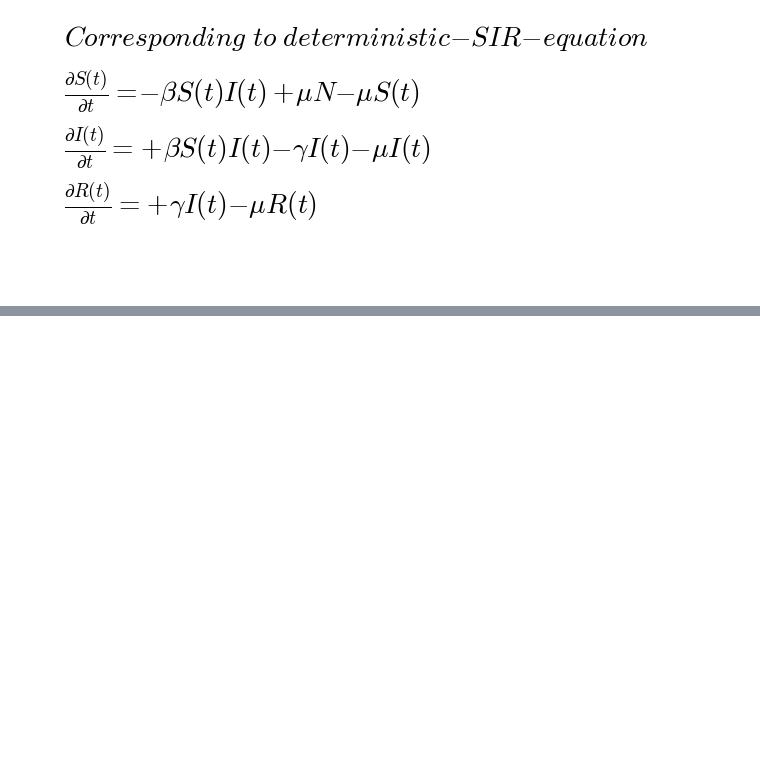
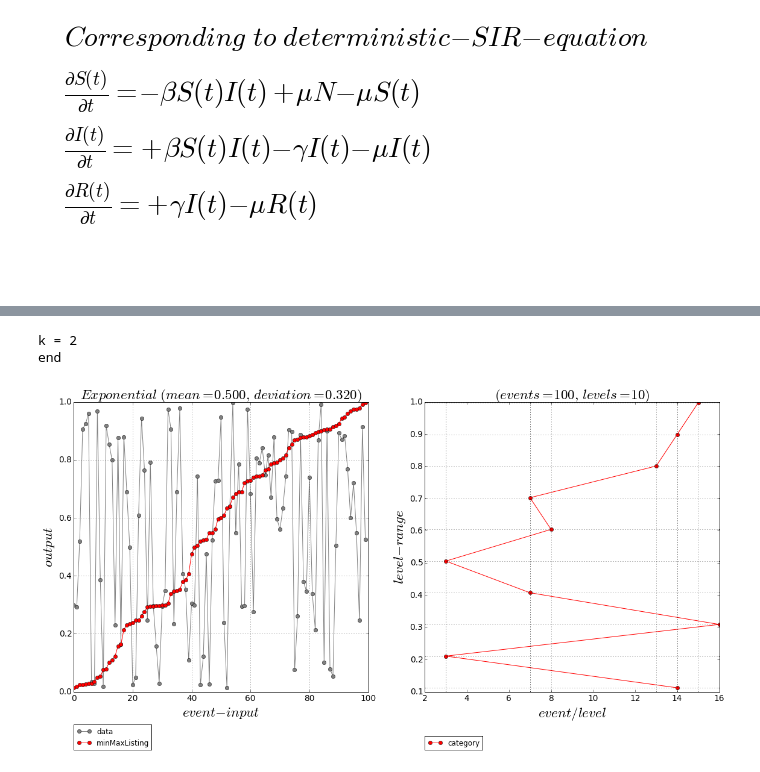
Before and after one commit to alvason/stochastic-evolution, a Jupyter notebook: code/stochastic_SIR-Copy1.ipynb, the cells around one changed output, grey strips where cells are left out. Drawn from its saved outputs; the diff is of its cells as text; code cells hidden in the pictures; blank space fills up the shorter version.

```diff
--- a/code/stochastic_SIR-Copy1.ipynb
+++ b/code/stochastic_SIR-Copy1.ipynb
@@ -259,0 +244,77 @@ plt.show()
+# %%
+if np.random.random() < 1.0/4:
+    print 'k = 1'
+elif np.random.random() < 2.0/4:
+    print 'k = 2'
+elif np.random.random() < 3.0/4:
+    print 'k = 3'
+else:
+    print 'k = 4'
+print 'end'
+# %% [output]
+k = 2
+end
+# %%
+'''uniform randomness --- uniform distribution'''
+total_event = int(100)
+gInput = np.arange(total_event)
+meanP = 0.5
+randomSeed = np.random.uniform(0, 1, total_event)
+
+sumP = 0
+for i in range(total_event):
+    sumP = sumP + (meanP - randomSeed[i])**2
+deviationP = (sumP/total_event)**(1.0/2)
+
+totalLevel = int(total_event/10)
+category = alva.AlvaLevel(randomSeed, totalLevel, False)
+gLevel = category[0]
+gLevel_int = gLevel.astype(int)
+numberLevel = category[1]
+#print ('level =', gLevel)
+#print ('level_int =', gLevel_int)
+
+# plotting
+figure_name = ''
+file_suffix = '.png'
+save_figure = os.path.join(dir_path, file_name + figure_name + file_suffix)
+
+numberingFig = numberingFig + 1
+figure = plt.figure(numberingFig, figsize = AlvaFigSize)
+plot1 = figure.add_subplot(1, 2, 1)
+plot1.plot(gInput, randomSeed, color = 'gray', marker = 'o', label = 'data')
+plot1.plot(gInput, alva.AlvaMinMax(randomSeed), color = 'red', marker = 'o', label = 'minMaxListing')
+if total_event < 100:
+    plot1.set_xticks(gInput, minor = True)
+    plot1.set_yticks(randomSeed, minor = True)
+    plot1.grid(True, which = 'minor')
+else:
+    plot1.grid(True, which = 'major')
+plt.title(r'$ Exponential \ (mean = {:1.3f},\ deviation = {:1.3f}) $'.format(meanP, deviationP), fontsize = AlvaFontSize)
+plt.xlabel(r'$ event-input $', fontsize = AlvaFontSize)
+plt.ylabel(r'$ output $', fontsize = AlvaFontSize)
+plt.legend(loc = (0, -0.2))
+plt.xticks(fontsize = AlvaFontSize*0.6)
+plt.yticks(fontsize = AlvaFontSize*0.6)
+
+plot2 = figure.add_subplot(1, 2, 2)
+plot2.plot(numberLevel, gLevel, color = 'red', marker = 'o', label = 'category')
+if totalLevel < 100:
+    plot2.set_xticks(numberLevel, minor = True)
+    plot2.set_yticks(gLevel, minor = True)
+    plot2.grid(True, which = 'minor')
+else:
+    plot2.grid(True, which = 'major')
+plt.title(r'$ (events = {:},\ levels = {:}) $'.format(total_event, totalLevel)
+          , fontsize = AlvaFontSize)
+plt.xlabel(r'$ event/level $', fontsize = AlvaFontSize)
+plt.ylabel(r'$ level-range $', fontsize = AlvaFontSize)
+plt.legend(loc = (0, -0.2))
+plt.xticks(fontsize = AlvaFontSize*0.6)
+plt.yticks(fontsize = AlvaFontSize*0.6)
+
+figure.tight_layout()
+plt.savefig(save_figure, dpi = 100)
+plt.show()
+# %% [output]
+[figure, added]
```
Also changed, not shown: parts of 4 cells of this notebook, 7 other files.
